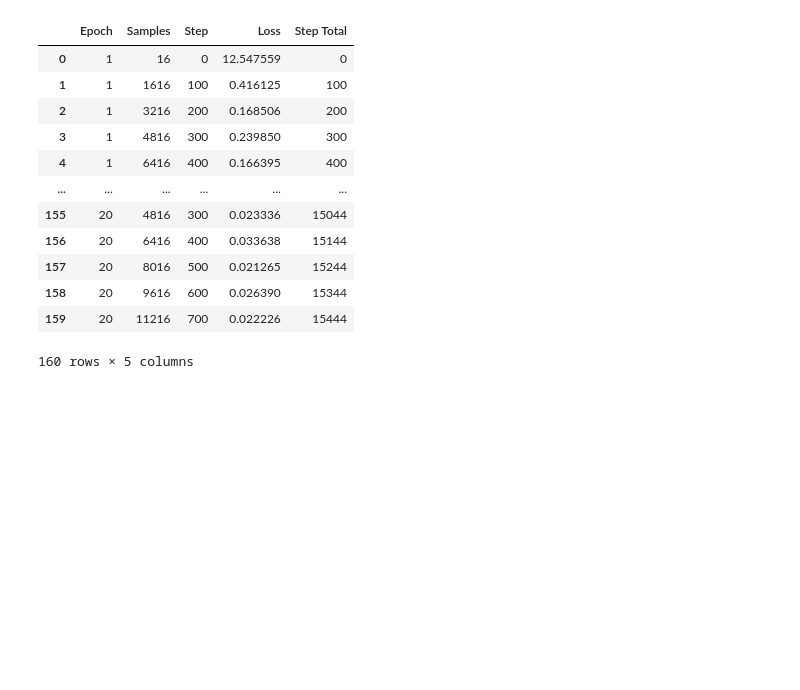
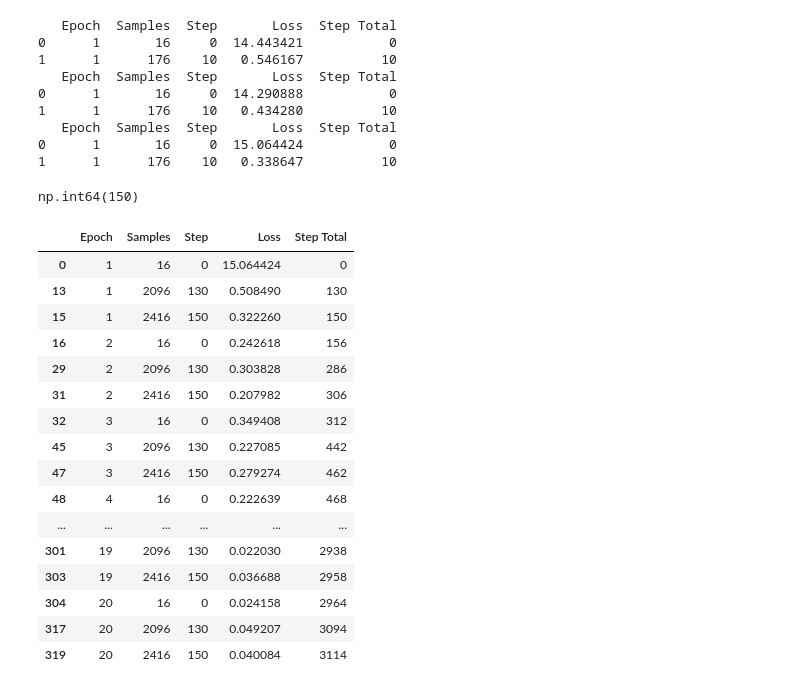
Before and after one commit to hanifmz07/absa-eap-ig, a Jupyter notebook: utils_notebooks/parse_training_log.ipynb, the cells around one changed output. Cells and saved outputs as stored; diff of their text form; code cells hidden in the pictures; blank space fills up the shorter version.

```diff
--- a/utils_notebooks/parse_training_log.ipynb
+++ b/utils_notebooks/parse_training_log.ipynb
@@ -50,6 +54,3 @@ def parse_training_log(file_path):
 
     # Convert the list of dictionaries to a pandas DataFrame for nice formatting
     return pd.DataFrame(parsed_data)
-# %%
-file_name = '../logs/sft_circuit/clean_traintruncated/indo/seed_123/topk_1000/2836046_Kam 31 Jul 2025 12:12:05  UTC.log'
-training_df = parse_training_log(file_name)
@@ -70,20 +113,42 @@ num_of_steps_per_epoch
 # %%
-training_df['Step Total'] = (training_df['Epoch'] - 1) * num_of_steps_per_epoch + training_df['Step']
-training_df
+for file_name, training_df in training_df_dict.items():
+	training_df['Step Total'] = (training_df['Epoch'] - 1) * num_of_steps_per_epoch + training_df['Step']
+	print(training_df.head(2))
 # %% [output]
-|  | Epoch | Samples | Step | Loss | Step Total |
-| 0 | 1 | 16 | 0 | 12.547559 | 0 |
-| 1 | 1 | 1616 | 100 | 0.416125 | 100 |
-| 2 | 1 | 3216 | 200 | 0.168506 | 200 |
-| 3 | 1 | 4816 | 300 | 0.239850 | 300 |
-| 4 | 1 | 6416 | 400 | 0.166395 | 400 |
-| ... | ... | ... | ... | ... | ... |
-| 155 | 20 | 4816 | 300 | 0.023336 | 15044 |
-| 156 | 20 | 6416 | 400 | 0.033638 | 15144 |
-| 157 | 20 | 8016 | 500 | 0.021265 | 15244 |
-| 158 | 20 | 9616 | 600 | 0.026390 | 15344 |
-| 159 | 20 | 11216 | 700 | 0.022226 | 15444 |
-160 rows × 5 columns
+   Epoch  Samples  Step       Loss  Step Total
+0      1       16     0  14.443421           0
+1      1      176    10   0.546167          10
+   Epoch  Samples  Step       Loss  Step Total
+0      1       16     0  14.290888           0
+1      1      176    10   0.434280          10
+   Epoch  Samples  Step       Loss  Step Total
+0      1       16     0  15.064424           0
+1      1      176    10   0.338647          10
+# %%
+max_step = training_df_dict[file_names[-1]]['Step'].max()
+max_step
+# %% [output]
+np.int64(150)
+# %%
+training_df_dict[file_names[-1]].loc[(training_df_dict[file_names[-1]]['Step'] % 13 == 0) | (training_df_dict[file_names[-1]]['Step'] == max_step), :]
+# %% [output]
+|  | Epoch | Samples | Step | Loss | Step Total |
+| 0 | 1 | 16 | 0 | 15.064424 | 0 |
+| 13 | 1 | 2096 | 130 | 0.508490 | 130 |
+| 15 | 1 | 2416 | 150 | 0.322260 | 150 |
+| 16 | 2 | 16 | 0 | 0.242618 | 156 |
+| 29 | 2 | 2096 | 130 | 0.303828 | 286 |
+| 31 | 2 | 2416 | 150 | 0.207982 | 306 |
+| 32 | 3 | 16 | 0 | 0.349408 | 312 |
+| 45 | 3 | 2096 | 130 | 0.227085 | 442 |
+| 47 | 3 | 2416 | 150 | 0.279274 | 462 |
+| 48 | 4 | 16 | 0 | 0.222639 | 468 |
+| ... | ... | ... | ... | ... | ... |
+| 301 | 19 | 2096 | 130 | 0.022030 | 2938 |
+| 303 | 19 | 2416 | 150 | 0.036688 | 2958 |
+| 304 | 20 | 16 | 0 | 0.024158 | 2964 |
+| 317 | 20 | 2096 | 130 | 0.049207 | 3094 |
+| 319 | 20 | 2416 | 150 | 0.040084 | 3114 |
 # %%
 import matplotlib.pyplot as plt
 import pandas as pd
```
Also changed, not shown: parts of 21 cells of this notebook, 41 other files.
